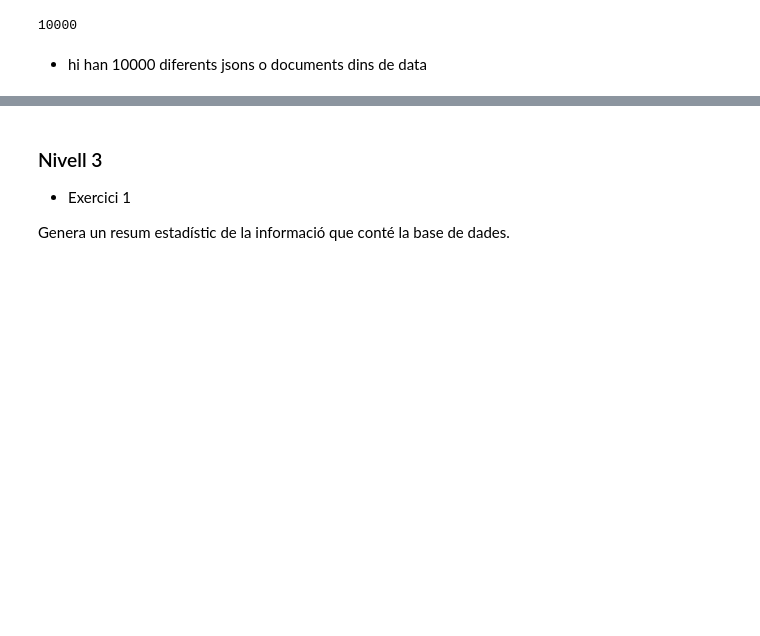
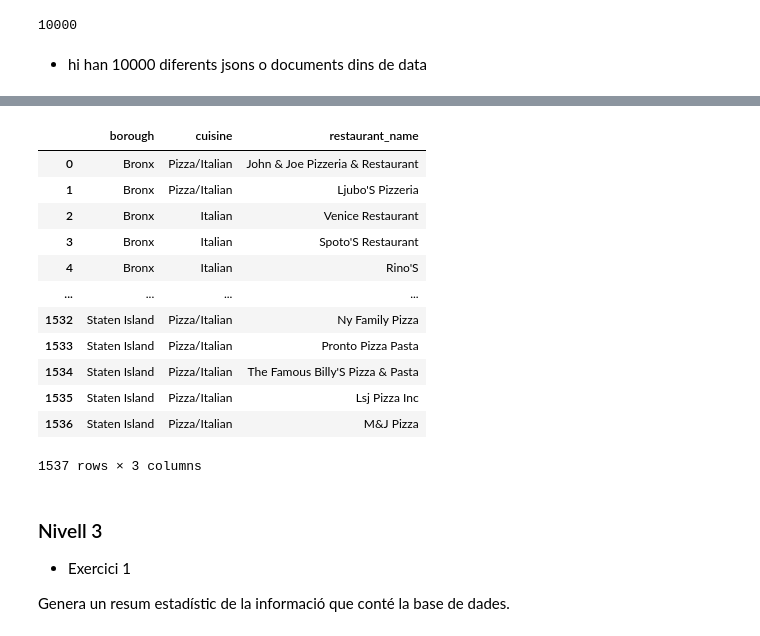
Before and after one commit to ManelForcales/Bases-de-dades-NoSQL, a Jupyter notebook: S18T01.ipynb, the cells around one changed output, grey strips where cells are left out. Drawn from its saved outputs; the diff is of its cells as text; code cells hidden in the pictures; blank space fills up the shorter version.

```diff
--- a/S18T01.ipynb
+++ b/S18T01.ipynb
@@ -158 +203,4 @@ df
+# %%
+mydb = myclient["sample_restaurants"]
+mycol = mydb["restaurants"]
 # %%
@@ -159,0 +226,8 @@ mycol.distinct()
+# %%
+# load the following:
+# cuisine contains the word 'Italian'
+# only load those specific items
+# sort by borough in alphabetical in ascending (1-->ascending,  0-->descending) order
+
+docs = mycol.find({'cuisine':Regex('Italian')},{"name":1,"borough":1,'cuisine':1,"_id":0,'address':1},sort=[('borough',1)])
+docs_list = list(docs)
@@ -160,3 +238,19 @@ mycol.distinct()
+# %%
+df2
+# %% [output]
+|  | borough | cuisine | restaurant_name |
+| 0 | Bronx | Pizza/Italian | John & Joe Pizzeria & Restaurant |
+| 1 | Bronx | Pizza/Italian | Ljubo'S Pizzeria |
+| 2 | Bronx | Italian | Venice Restaurant |
+| 3 | Bronx | Italian | Spoto'S Restaurant |
+| 4 | Bronx | Italian | Rino'S |
+| ... | ... | ... | ... |
+| 1532 | Staten Island | Pizza/Italian | Ny Family Pizza |
+| 1533 | Staten Island | Pizza/Italian | Pronto Pizza Pasta |
+| 1534 | Staten Island | Pizza/Italian | The Famous Billy'S Pizza & Pasta |
+| 1535 | Staten Island | Pizza/Italian | Lsj Pizza Inc |
+| 1536 | Staten Island | Pizza/Italian | M&J Pizza |
+1537 rows × 3 columns
 # %% [markdown]
 ### Nivell 3
 - Exercici 1
```
Also changed, not shown: parts of 32 cells of this notebook.
